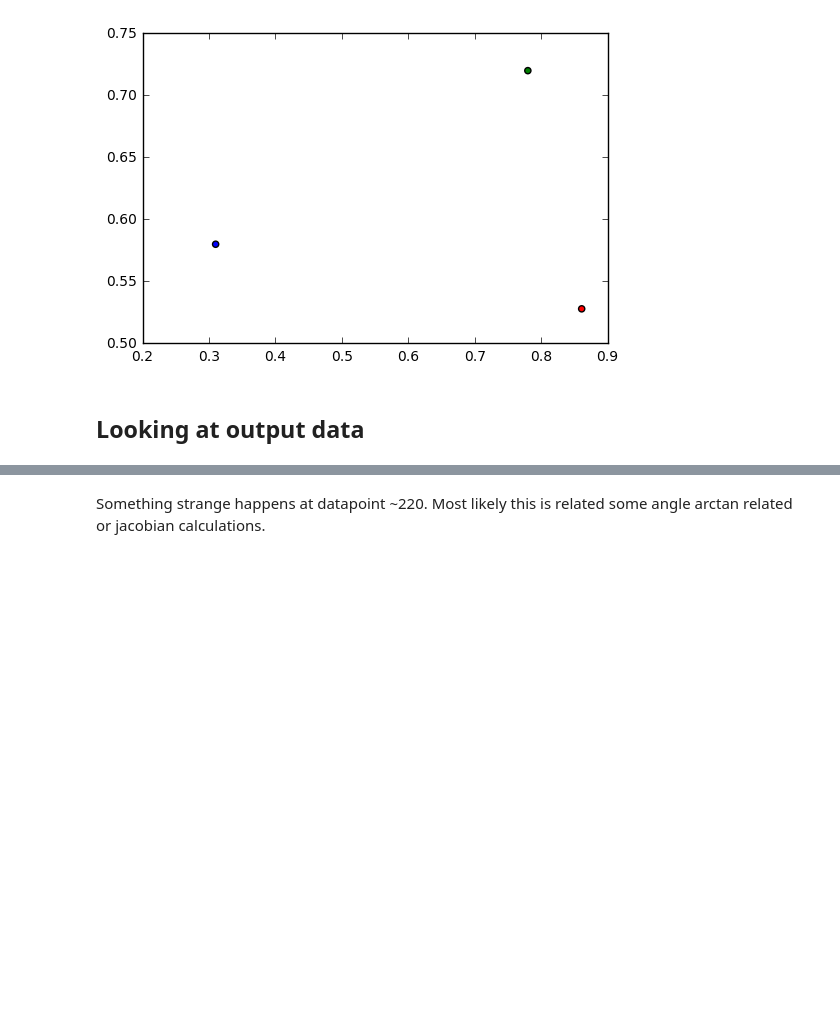
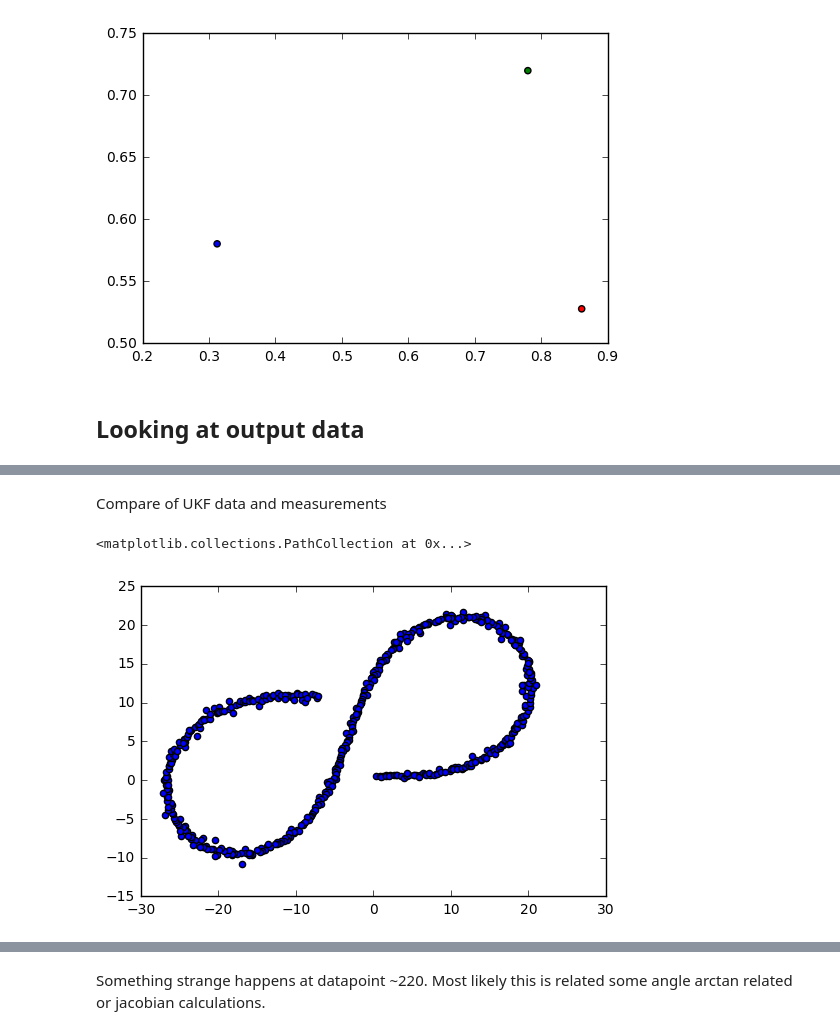
Before and after one commit to magnusodman/CarND-Unscented-Kalman-Filter-Project, a Jupyter notebook: Unscented Kalman Filter.ipynb, the cells around one changed output, grey strips where cells are left out. Drawn from its saved outputs; the diff is of its cells as text; code cells hidden in the pictures; blank space fills up the shorter version.

```diff
--- a/Unscented Kalman Filter.ipynb
+++ b/Unscented Kalman Filter.ipynb
@@ -106,0 +108,9 @@ plt.scatter(ext_x, ext_y, c='r')
+# %% [markdown]
+Compare of UKF data and measurements
+# %%
+mea_x = [point[8] for point in data[1:-1]]
+mea_y = [point[9] for point in data[1:-1]]
+plt.scatter(mea_x, mea_y, c='b')
+# %% [output]
+<matplotlib.collections.PathCollection at 0x...>
+[figure, added]
```
Also changed, not shown: parts of 15 cells of this notebook, 4 other files.
